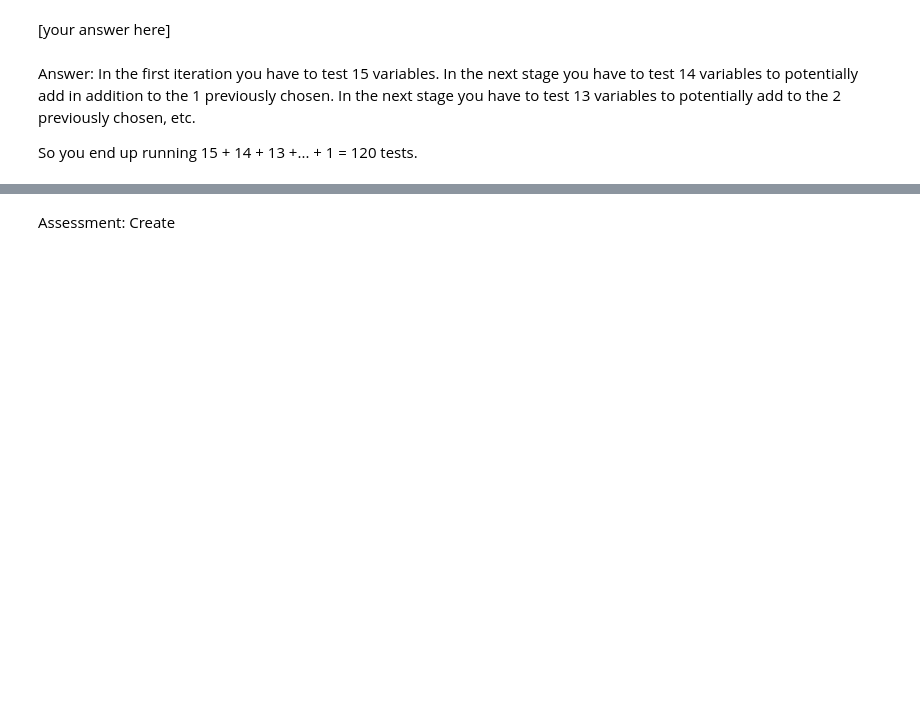
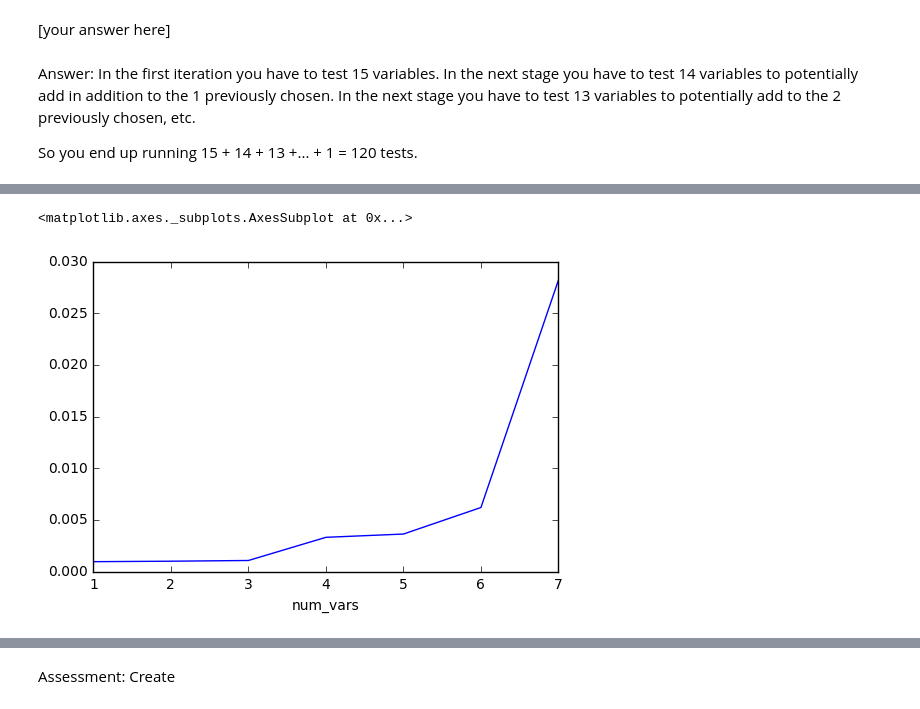
Before and after one commit to jbortfeld/Market-Timing-Model, a Jupyter notebook: Notebooks/4. Variable Selection.ipynb, the cells around one changed output, grey strips where cells are left out. Saved outputs shown, nothing was run; the diff lists cells and outputs as text; code cells hidden in the pictures; blank space fills up the shorter version.

```diff
--- a/Notebooks/4. Variable Selection.ipynb
+++ b/Notebooks/4. Variable Selection.ipynb
@@ -96,0 +110,42 @@ So you end up running 15 + 14 + 13 +... + 1 = 120 tests.
+# %%
+#######################################
+# SAMPLE
+# DO NOT MAKE ANY CHANGES IN THIS CELL
+#######################################
+
+# get the input data
+training_data = pd.read_hdf('training_data.hdf')
+
+all_possible_vars = ['industrial_production', 'change_inflation', 'credit_risk_premium', 'slope_interest_rate',
+         'housing_starts', 'delinquencies', 'change_unemployment']
+
+vars_to_use = []
+
+# save the performance of each model
+num_vars = []
+r_squared_values = []
+aic_values = []
+
+# add each variable to the explanatory variable set, one at a time
+for var in all_possible_vars:
+
+    # add the variable to the variables you are using
+    vars_to_use.append(var)
+
+    results = UserDefinedFunctions.WLS_regression(training_data, x_vars = vars_to_use,  rho = 0.99)
+    current_aic = results['aic']
+    current_r_squared = results['r_squared']
+
+    r_squared_values.append(current_r_squared)
+    aic_values.append(current_aic)
+    num_vars.append(len(vars_to_use))
+
+# make a dataframe with the results
+df = pd.DataFrame({'num_vars': num_vars,
+                  'r_squared': r_squared_values,
+                  'aic': aic_values})
+
+df.set_index('num_vars')['r_squared'].plot(title = 'R^2 vs. Num Vars')
+# %% [output]
+<matplotlib.axes._subplots.AxesSubplot at 0x...>
+[figure, added]
```
Also changed, not shown: parts of 27 cells of this notebook.
